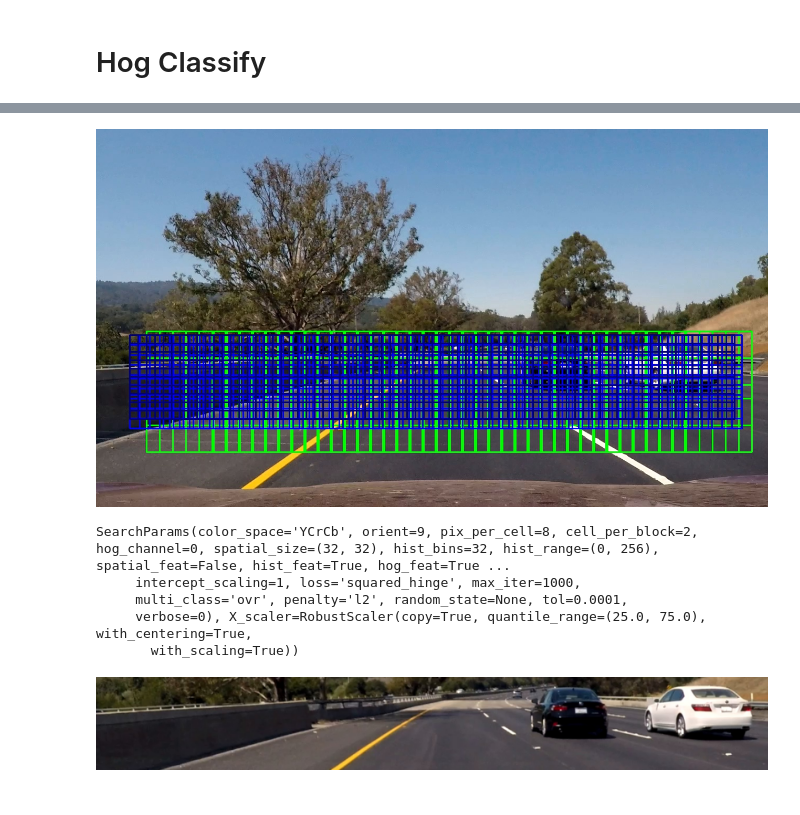
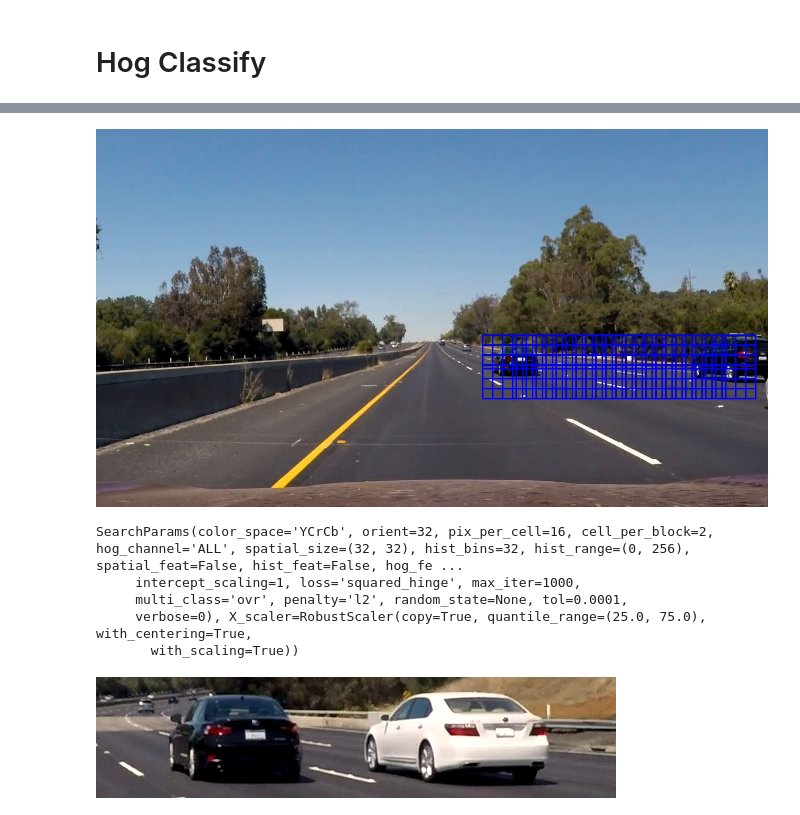
Before and after one commit to hortovanyi/udacity-vehicle-detection-project, a Jupyter notebook: Vehicle Detection Project.ipynb, the cells around one changed output, grey strips where cells are left out. Saved outputs shown, nothing was run; the diff lists cells and outputs as text; code cells hidden in the pictures.

```diff
--- a/Vehicle Detection Project.ipynb
+++ b/Vehicle Detection Project.ipynb
@@ -175,9 +179,11 @@ total 1178
 # %%
+from boxes import WindowBoxes
 images, _ = load_test_images()
+
 @interact
-def window_test(images=fixed(vimages), i:(0,len(vimages)-1)=0,
+def window_test(images=fixed(pimages), i:(0,len(pimages)-1)=0,
                 all_shapes=True,
-                shape:["small","smallish","medium","large","max"]="small"):
+                shape:wb.shape_keys="small"):
     image=cv2.cvtColor(images[i],cv2.COLOR_BGR2RGB)
     height = image.shape[0]
     width = image.shape[1]
@@ -191,19 +197,19 @@ def window_test(images=fixed(vimages), i:(0,len(vimages)-1)=0,
 
     return arr2img(window_img)
 # %% [output]
-[figure, old version]
+[figure, new version]
 # %%
 # initialise an object to contain common parameters
 color_space = 'YCrCb' # Can be BGR, HSV, LUV, HLS, YUV, YCrCb
-orient = 9  # HOG orientations
-pix_per_cell = 8 # HOG pixels per cell
+orient = 32  # HOG orientations
+pix_per_cell = 16 # HOG pixels per cell
 cell_per_block = 2 # HOG cells per block
-hog_channel = 0 # Can be 0, 1, 2, or "ALL"
+hog_channel = 'ALL' # Can be 0, 1, 2, or "ALL"
 spatial_size = (32, 32) # Spatial binning dimensions
 hist_bins = 32    # Number of histogram bins
 hist_range = (0,256)
 spatial_feat = False # Spatial features on or off
-hist_feat = True # Histogram features on or off
+hist_feat = False # Histogram features on or off
 hog_feat = True # HOG features on or off
 
 
@@ -211,22 +217,22 @@ search_params = SearchParams(color_space, orient, pix_per_cell, cell_per_block,
                   hist_bins, hist_range, spatial_feat, hist_feat, hog_feat, svc, X_scaler)
 print(search_params)
 # %% [output]
-SearchParams(color_space='YCrCb', orient=9, pix_per_cell=8, cell_per_block=2, hog_channel=0, spatial_size=(32, 32), hist_bins=32, hist_range=(0, 256), spatial_feat=False, hist_feat=True, hog_feat=True ...
+SearchParams(color_space='YCrCb', orient=32, pix_per_cell=16, cell_per_block=2, hog_channel='ALL', spatial_size=(32, 32), hist_bins=32, hist_range=(0, 256), spatial_feat=False, hist_feat=False, hog_fe ...
      intercept_scaling=1, loss='squared_hinge', max_iter=1000,
      multi_class='ovr', penalty='l2', random_state=None, tol=0.0001,
      verbose=0), X_scaler=RobustScaler(copy=True, quantile_range=(25.0, 75.0), with_centering=True,
        with_scaling=True))
 # %%
 @interact
-def camera_window_box_test(images=fixed(vimages), i:(0,len(vimages)-1)=0, shape:["small","smallish","medium","large","max"]="small"):
+def camera_window_box_test(images=fixed(vimages), i:(0,len(vimages)-1)=0, shape:wb.shape_keys="small"):
     camera_image=CameraImage(images[i])
     window_boxes=WindowBoxes(camera_image.height, camera_image.width)
 
     img=CameraImage.slice_bounding_box_shape_resize_64x64(camera_image.image, window_boxes, shape)
     #print(window_boxes.bounding_box(shape), window_boxes.resize_64x64_ratio(shape), img.shape)
     return arr2img(cv2.cvtColor(img, cv2.COLOR_BGR2RGB))
 # %% [output]
-[figure, old version]
+[figure, new version]
 # %%
 @interact
 def hog_slice_test(images=fixed(vimages), i:(0,len(vimages)-1)=0,
```
Also changed, not shown: parts of 13 cells of this notebook, 7 other files.
